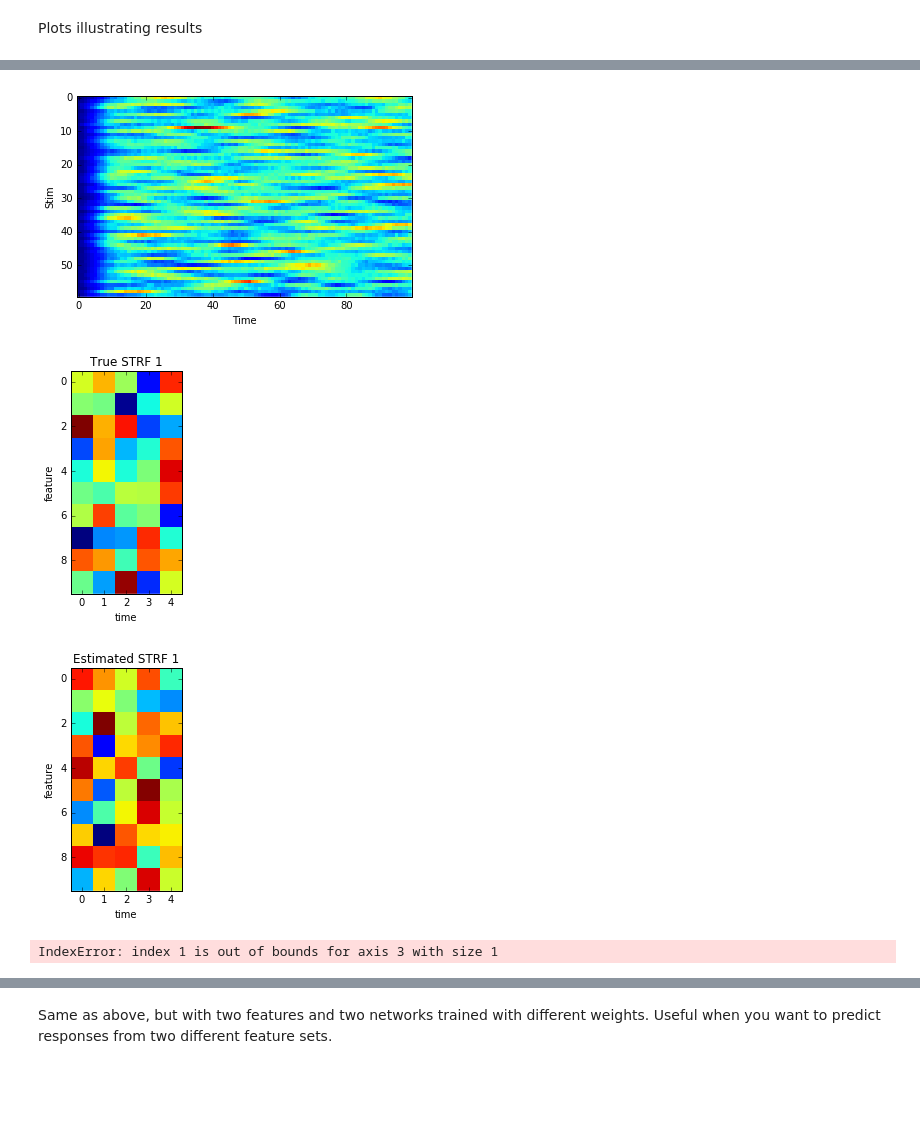
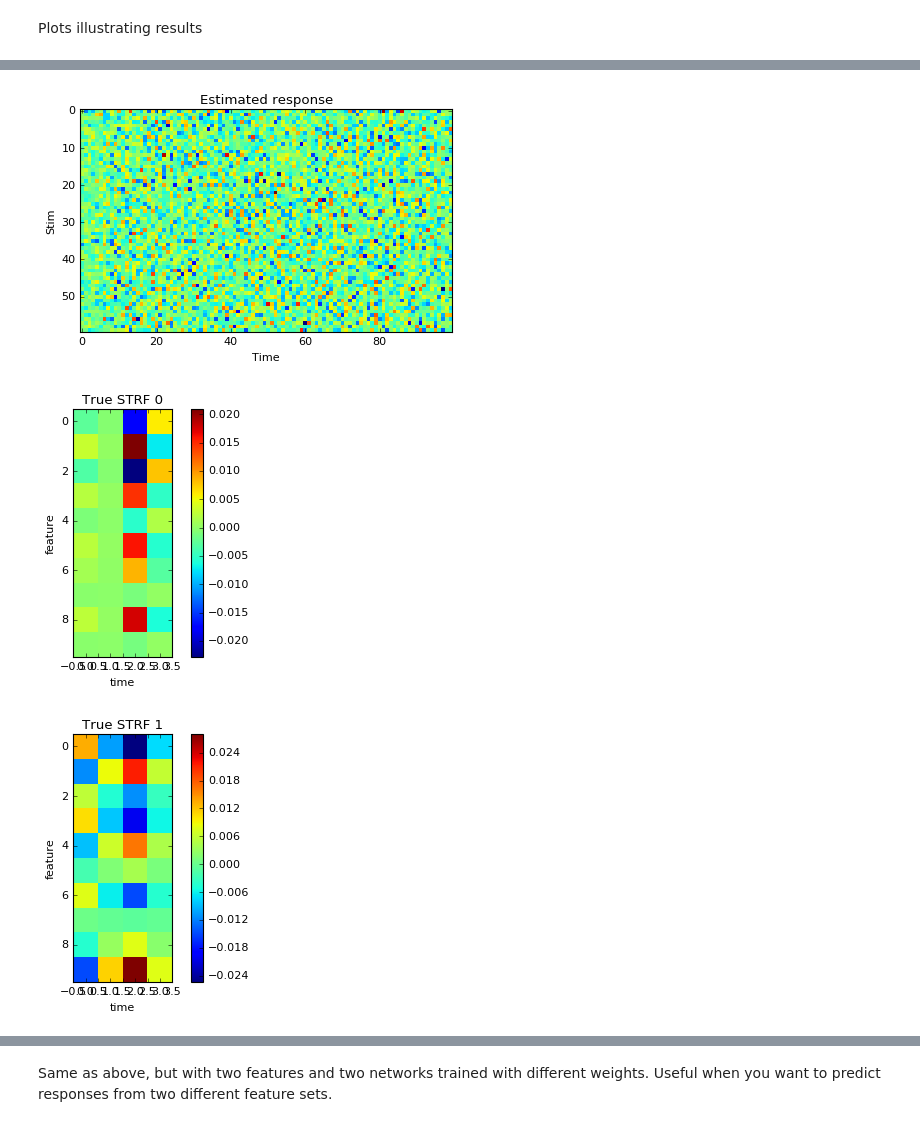
Before and after one commit to snormanhaignere/cnn, a Jupyter notebook: cnn2d.ipynb, the cells around one changed output, grey strips where cells are left out. Drawn from its saved outputs; the diff is of its cells as text; code cells hidden in the pictures; blank space fills up the shorter version.

```diff
--- a/cnn2d.ipynb
+++ b/cnn2d.ipynb
@@ -50,25 +55,28 @@ F = np.random.randn(feat_dims[0], feat_dims[1], feat_dims[2], feat_dims[3])
 # %% [markdown]
 Create a random 2-layer network and sample from it
 # %%
+import cnn2d
+importlib.reload(cnn2d)
+tf.reset_default_graph()
 layers = []
 
 # convolutional layer
 layer = {}
 layer['type'] = 'conv2d'
 layer['time_win_sec'] = 0.1
-layer['freq_win_smp'] = 5
+layer['freq_win_smp'] = 4
 layer['act'] = 'relu'
-layer['n_kern'] = 1
-layer['rank'] = None
+layer['n_kern'] = 2
+layer['rank'] = 1
 layers.append(layer)
 
 # output layer
 layer = {}
 layer['type'] = 'conv1d'
-layer['time_win_sec'] = 0.1
-layer['freq_win_smp'] = 5
+layer['time_win_sec'] = 0
+layer['freq_win_smp'] = 1
 layer['act'] = 'relu'
-layer['n_kern'] = 100
+layer['n_kern'] = 20
 layer['rank'] = None
 layers.append(layer)
 
@@ -82,8 +90,8 @@ layers.append(layer)
 # layers.append(layer)
 
 # create network
-net1_seed = 2
-n_resp = 100
+net1_seed = 1
+n_resp = 20
 data_dims = [n_stim, n_tps_per_stim, n_resp]
 tf.reset_default_graph()
 net1 = cnn2d.Net(data_dims, n_freqs, n_feats, sr_Hz, deepcopy(layers), seed=net1_seed)
@@ -157,7 +164,7 @@ plt.xlabel('Iteration'); plt.ylabel('Loss')
 plt.show()
 
 # true and estimated response (first response)
-q = 1
+q = 3
 D_test = net1.predict(F[train_val_test==2,
                         :,:])
 plt.imshow(D_test[:,:,q], interpolation='none')
@@ -167,34 +174,36 @@ plt.show()
 D_test_estimated = net2.predict(F[train_val_test==2,:,:])
 plt.imshow(D_test_estimated[:,:,q], interpolation='none')
 plt.ylabel('Stim'); plt.xlabel('Time')
-plt.show('Estimated response')
+plt.title('Estimated response')
 plt.show()
 
 # true and estimated STRFs (layer 1)
+l = 0
 net1_layer_vals = net1.layer_vals()
+for i in range(layers[l]['n_kern']):
+    plt.imshow(net1_layer_vals[l]['W'][:,:,0,i], interpolation='none')
+    plt.xlabel('time'); plt.ylabel('feature')
+    plt.title('True STRF ' + str(i))
+    plt.colorbar()
+    plt.show()
+
 net2_layer_vals = net2.layer_vals()
-plt.imshow(net1_layer_vals[0]['W'][:,:,0,0], interpolation='none')
-plt.xlabel('time'); plt.ylabel('feature')
-plt.title('True STRF 1')
-plt.show()
-# plt.imshow(net1_layer_vals[0]['W'][:,:,0,1], interpolation='none')
-# plt.xlabel('time'); plt.ylabel('feature')
-# plt.title('True STRF 2')
-# plt.show()
-plt.imshow(net2_layer_vals[0]['W'][:,:,0,0], interpolation='none')
-plt.xlabel('time'); plt.ylabel('feature')
-plt.title('Estimated STRF 1')
-plt.show()
-plt.imshow(net2_layer_vals[0]['W'][:,:,0,1], interpolation='none')
-plt.xlabel('time'); plt.ylabel('feature')
-plt.title('Estimated STRF 2')
-plt.show()
+for i in range(layers[l]['n_kern']):
+    plt.imshow(net2_layer_vals[l]['W'][:,:,0,i], interpolation='none')
+    plt.xlabel('time'); plt.ylabel('feature')
+    plt.title('Estimated STRF '  + str(i))
+    plt.colorbar()
+    plt.show()
+    # plt.imshow(net2_layer_vals[0]['W'][:,:,0,1], interpolation='none')
+    # plt.xlabel('time'); plt.ylabel('feature')
+    # plt.title('Estimated STRF 2')
+    # plt.show()
 
-# # true and estimated pooling weights
-# plt.plot(net1_layer_vals[1]['W'][0,:,:].transpose())
-# plt.title('True Weights')
-# plt.show()
-# plt.plot(net2_layer_vals[1]['W'][0,:,:].transpose())
-# plt.title('Estimated Weights')
-# plt.show()
+    # # true and estimated pooling weights
+    # plt.plot(net1_layer_vals[1]['W'][0,:,:].transpose())
+    # plt.title('True Weights')
+    # plt.show()
+    # plt.plot(net2_layer_vals[1]['W'][0,:,:].transpose())
+    # plt.title('Estimated Weights')
+    # plt.show()
 # %% [output]
@@ -203,4 +212,3 @@ plt.show()
-[figure, old version]
+[figure, new version]
-[figure, old version]
+[figure, new version]
-[figure, old version]
+[figure, new version]
-IndexError: index 1 is out of bounds for axis 3 with size 1
```
Also changed, not shown: parts of 7 cells of this notebook, 1 other file.
